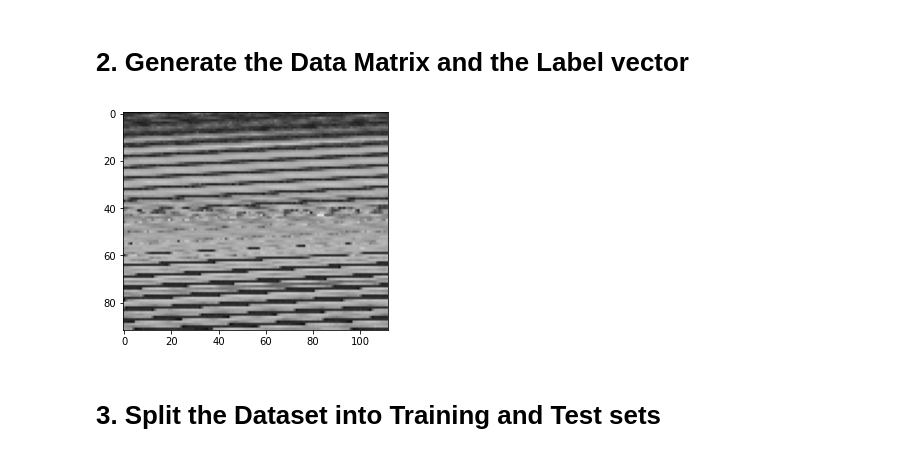
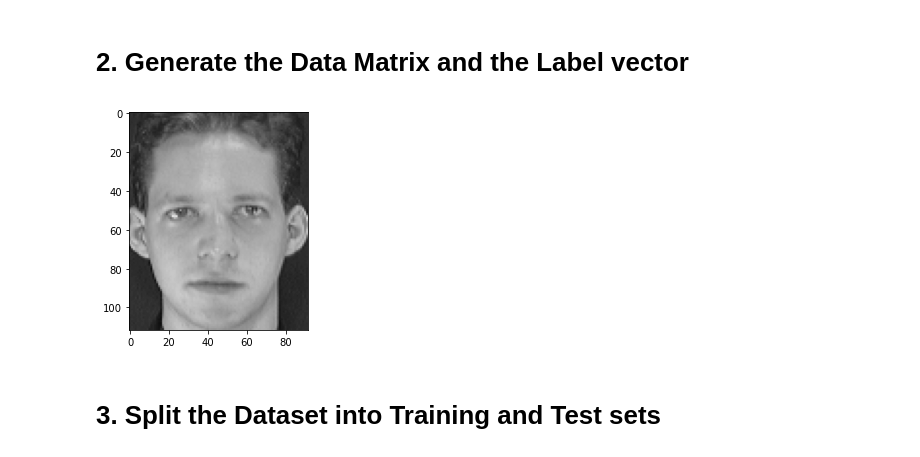
Before and after one commit to MostafaTwfiq/Face-Recognition, a Jupyter notebook: pca_lda.ipynb, the cells around one changed output. Cells and saved outputs as stored; diff of their text form; code cells hidden in the pictures.

Commit message:
plot_acc

```diff
--- a/pca_lda.ipynb
+++ b/pca_lda.ipynb
@@ -26,20 +26,20 @@ y = [0] * 400
 # %%
 while i < 400:
   image = PIL.Image.open("dataset/s" + str(s) + "/" + str(x) + ".pgm")
+  if i == 0:
+    plt.imshow(image, cmap='gray', vmin=0, vmax=255)
+    plt.show()
   image_sequence = image.getdata()
   image_array = np.array(image_sequence)
   d[i] = image_array
   y[i] = s
   i = i + 1
   x = x + 1
   if x == 11:
     s = s + 1
     x = 1
+# %% [output]
+[figure, added]
-# %%
-plt.imshow(np.reshape(d[0], (92, 112)), cmap='gray', vmin=0, vmax=255)
-plt.show()
-# %% [output]
-[figure, removed]
 # %% [markdown]
 # 3. Split the Dataset into Training and Test sets
 # %%
```
